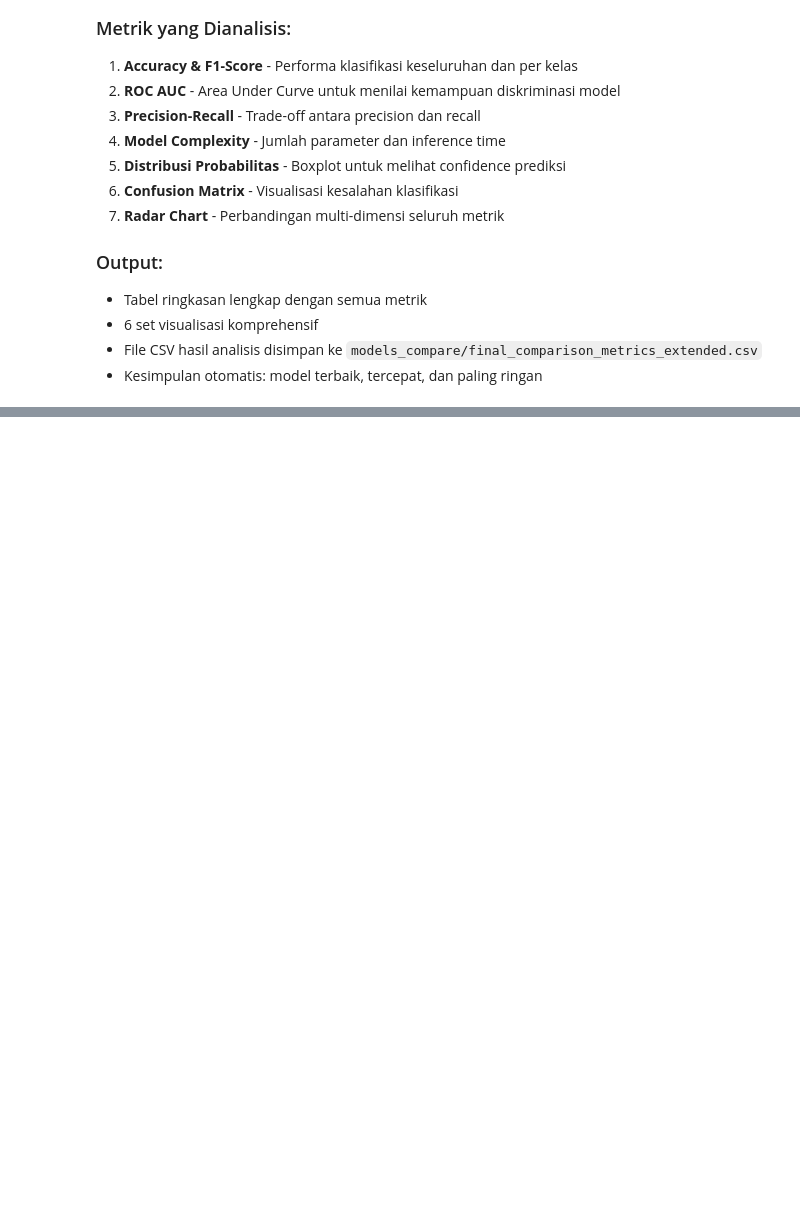
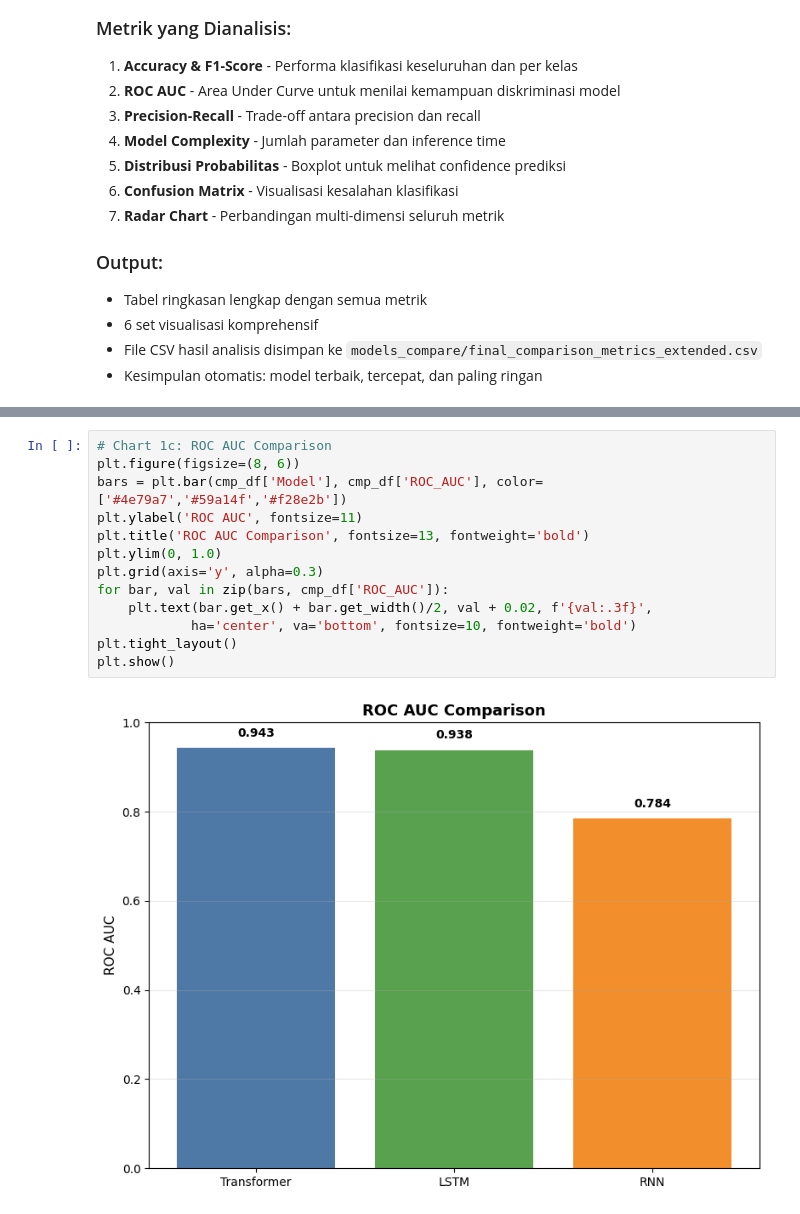
Before and after one commit to iDesxtop/Tugas-3-Transformer_Kelompok-3, a Jupyter notebook: Klasifikasi/Transformer_New.ipynb, the cells around one changed output, grey strips where cells are left out. Drawn from its saved outputs; the diff is of its cells as text; blank space fills up the shorter version.

```diff
--- a/Klasifikasi/Transformer_New.ipynb
+++ b/Klasifikasi/Transformer_New.ipynb
@@ -1472,0 +1438,15 @@ Grid 2x2 ini memberikan "big picture": LSTM dan Transformer adalah clear winners
+# %%
+# Chart 1c: ROC AUC Comparison
+plt.figure(figsize=(8, 6))
+bars = plt.bar(cmp_df['Model'], cmp_df['ROC_AUC'], color=['#4e79a7','#59a14f','#f28e2b'])
+plt.ylabel('ROC AUC', fontsize=11)
+plt.title('ROC AUC Comparison', fontsize=13, fontweight='bold')
+plt.ylim(0, 1.0)
+plt.grid(axis='y', alpha=0.3)
+for bar, val in zip(bars, cmp_df['ROC_AUC']):
+    plt.text(bar.get_x() + bar.get_width()/2, val + 0.02, f'{val:.3f}',
+            ha='center', va='bottom', fontsize=10, fontweight='bold')
+plt.tight_layout()
+plt.show()
+# %% [output]
+[figure, added]
```
Also changed, not shown: parts of 48 cells of this notebook, 7 other files.
